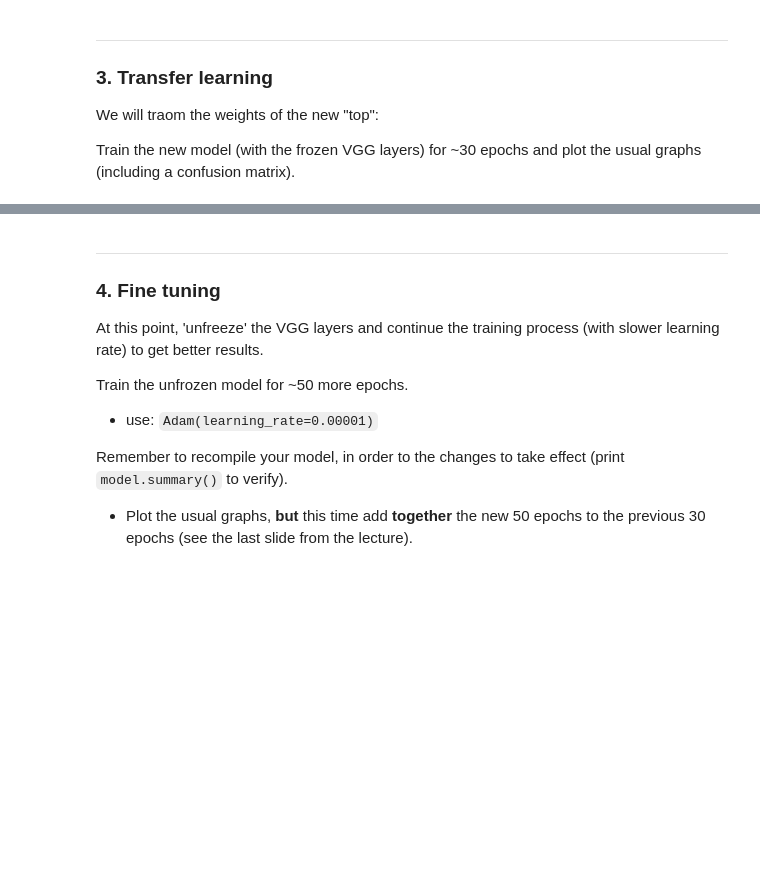
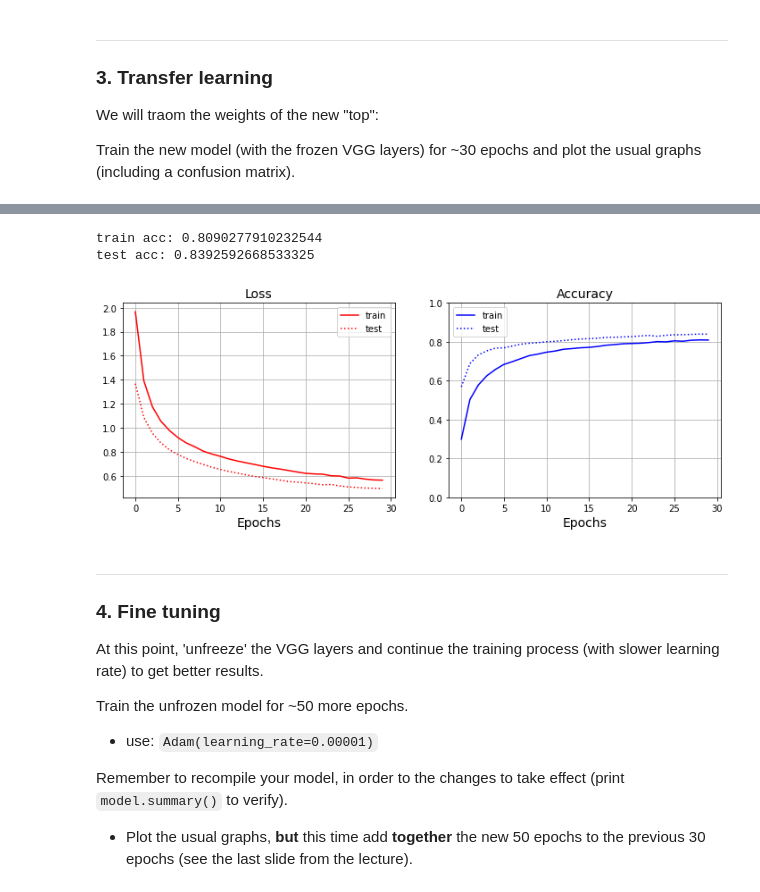
Before and after one commit to JustAlex5/deep_learning, a Jupyter notebook: ex5.ipynb, the cells around one changed output, grey strips where cells are left out. Drawn from its saved outputs; the diff is of its cells as text; code cells hidden in the pictures; blank space fills up the shorter version.

```diff
--- a/ex5.ipynb
+++ b/ex5.ipynb
@@ -94,0 +92,21 @@ plt.show()
+# %%
+def Visualization (history):
+  plt.figure(figsize=(12,4))
+  plt.subplot(1,2,1)
+  plt.plot(history.history['loss'],'r', label='train')
+  plt.plot(history.history['val_loss'],':r', label='test')
+  plt.title('Loss',fontsize=14)
+  plt.xlabel('Epochs',fontsize=14)
+  plt.legend()
+  plt.grid()
+
+  plt.subplot(1,2,2)
+  plt.plot(history.history['accuracy'],'b', label='train')
+  plt.plot(history.history['val_accuracy'],':b', label='test')
+  plt.ylim([0, 1])
+  plt.title('Accuracy',fontsize=14)
+  plt.xlabel('Epochs',fontsize=14)
+  plt.legend()
+  plt.grid()
+  print( "train acc:", history.history['accuracy'][-1])
+  print( "test acc:", history.history['val_accuracy'][-1])
@@ -236,13 +269,23 @@ model = Sequential()
 model.add(RandomFlip("horizontal"))
 model.add(RandomTranslation(0.1,0.1))
 model.add(vgg)
-
 model.add(Flatten())
 model.add(Dense(1024, activation='relu'))
 model.add(Dropout(0.5))
 model.add(Dense(10, activation='softmax'))
 input_shape = (None, 64, 64, 3)
+model.layers[2].trainable=False
 model.build(input_shape)
 
 
+
+
+
+
+opt=tf.keras.optimizers.Adam(learning_rate=0.00001)
+model.compile(optimizer=opt,  loss='sparse_categorical_crossentropy',
+              metrics=['accuracy'])
 model.summary()
+
+history_3 = model.fit(train_data, train_labels, epochs=30, batch_size=64, verbose=0,
+                        validation_data=(test_data, test_labels))
@@ -249,3 +310,9 @@ model.summary()
+# %%
+Visualization (history_3)
+# %% [output]
+train acc: 0.8090277910232544
+test acc: 0.8392592668533325
+[figure, added]
 # %% [markdown]
 ***
 ### 4. Fine tuning
```
Also changed, not shown: parts of 16 cells of this notebook.
